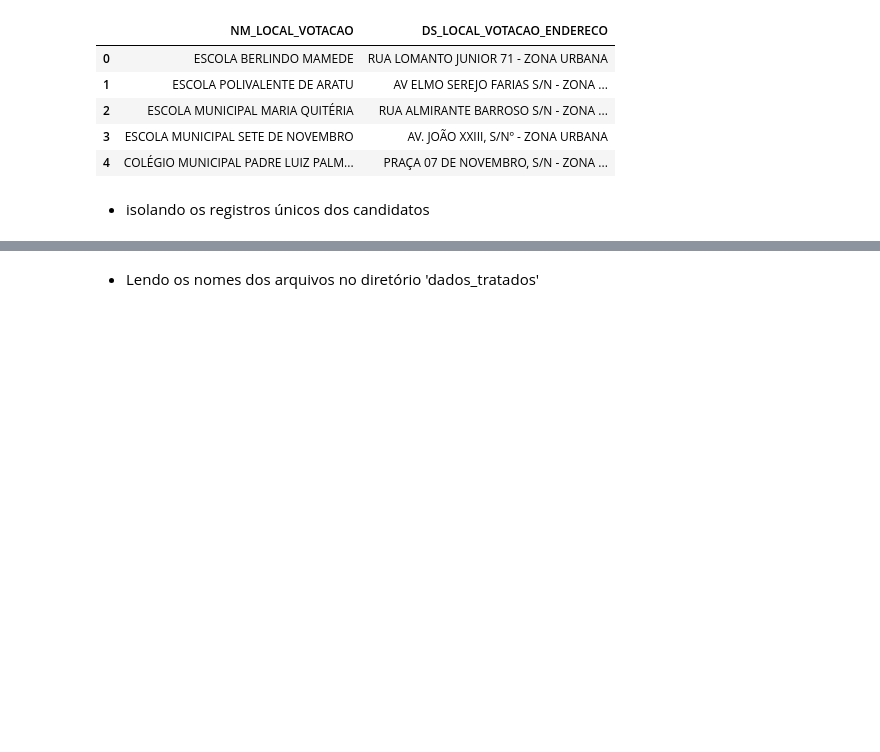
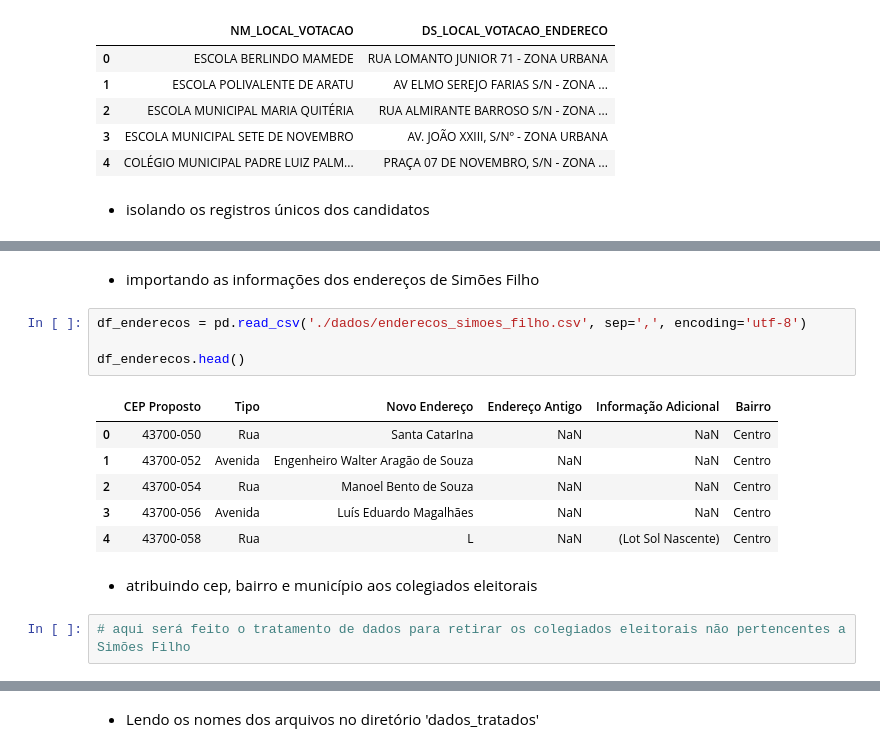
Before and after one commit to imagno/dados_eleitorais, a Jupyter notebook: separacao_entidades.ipynb, the cells around one changed output, grey strips where cells are left out. Drawn from its saved outputs; the diff is of its cells as text; blank space fills up the shorter version.

Commit message:
reestruturando dados utilizados no projeto

```diff
--- a/separacao_entidades.ipynb
+++ b/separacao_entidades.ipynb
@@ -45,0 +51,17 @@ dtype: int64
+# %% [markdown]
+- importando as informações dos endereços de Simões Filho
+# %%
+df_enderecos = pd.read_csv('./dados/enderecos_simoes_filho.csv', sep=',', encoding='utf-8')
+
+df_enderecos.head()
+# %% [output]
+|  | CEP Proposto | Tipo | Novo Endereço | Endereço Antigo | Informação Adicional | Bairro |
+| 0 | 43700-050 | Rua | Santa CatarIna | NaN | NaN | Centro |
+| 1 | 43700-052 | Avenida | Engenheiro Walter Aragão de Souza | NaN | NaN | Centro |
+| 2 | 43700-054 | Rua | Manoel Bento de Souza | NaN | NaN | Centro |
+| 3 | 43700-056 | Avenida | Luís Eduardo Magalhães | NaN | NaN | Centro |
+| 4 | 43700-058 | Rua | L | NaN | (Lot Sol Nascente) | Centro |
+# %% [markdown]
+- atribuindo cep, bairro e município aos colegiados eleitorais
+# %%
+# aqui será feito o tratamento de dados para retirar os colegiados eleitorais não pertencentes a Simões Filho
```
Also changed, not shown: parts of 7 cells of this notebook, 4 other files.
